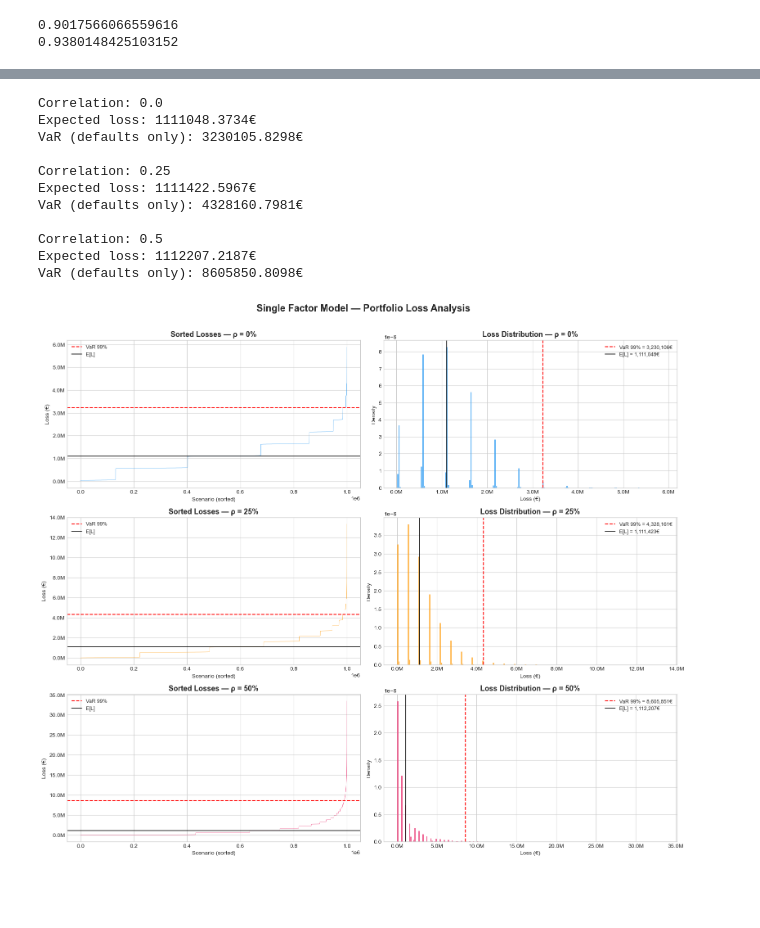
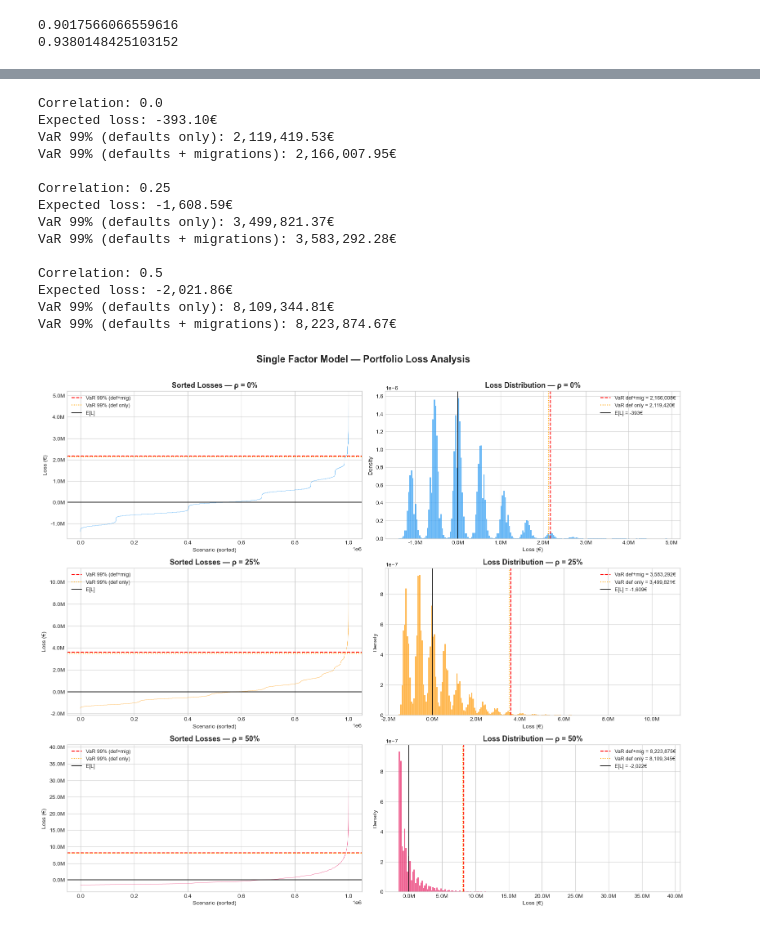
Before and after one commit to giacomocosta0101-png/Assignment_2_Locatelli_Soldati, a Jupyter notebook: ex2_notebook.ipynb, the cells around one changed output, grey strips where cells are left out. Cells and saved outputs as stored; diff of their text form; code cells hidden in the pictures; blank space fills up the shorter version.

```diff
--- a/ex2_notebook.ipynb
+++ b/ex2_notebook.ipynb
@@ -536,31 +533,37 @@ P(status quo): 0.729663
 # %%
 # Evaluating the one-year 99% VaR by taking into account defaults only/defaults and rating changes:
-defaults_only = False
 
 for i, correlation in enumerate(rho):
-    if defaults_only:
-        scenario = defaults[i] * loss_given_default
-    else:
-        scenario = defaults[i] * loss_given_default + downgrades[i] * loss_given_downgrade
+    print(f"\nCorrelation: {correlation}")
 
-    VaR = -np.quantile(scenario, 0.01) * face_value
-    expected_loss = -scenario.mean() * face_value
+    # Defaults only
+    scenario_def = defaults[i] * loss_given_default + status_quo[i] * loss_status_quo
+    VaR_def = -np.quantile(scenario_def, 0.01) * face_value
 
-    print(f"\nCorrelation: {correlation}")
-    print(f"Expected loss: {expected_loss:.4f}€")
-    print(f"VaR (defaults only): {VaR:.4f}€")
+    # Defaults + migrations
+    scenario_all = scenario_def + downgrades[i] * loss_given_downgrade
+    VaR_all = -np.quantile(scenario_all, 0.01) * face_value
+
+    expected_loss = -scenario_all.mean() * face_value
+
+    print(f"Expected loss: {expected_loss:,.2f}€")
+    print(f"VaR 99% (defaults only): {VaR_def:,.2f}€")
+    print(f"VaR 99% (defaults + migrations): {VaR_all:,.2f}€")
 # %% [output]
 Correlation: 0.0
-Expected loss: 1111048.3734€
-VaR (defaults only): 3230105.8298€
+Expected loss: -393.10€
+VaR 99% (defaults only): 2,119,419.53€
+VaR 99% (defaults + migrations): 2,166,007.95€
 
 Correlation: 0.25
-Expected loss: 1111422.5967€
-VaR (defaults only): 4328160.7981€
+Expected loss: -1,608.59€
+VaR 99% (defaults only): 3,499,821.37€
+VaR 99% (defaults + migrations): 3,583,292.28€
 
 Correlation: 0.5
-Expected loss: 1112207.2187€
-VaR (defaults only): 8605850.8098€
+Expected loss: -2,021.86€
+VaR 99% (defaults only): 8,109,344.81€
+VaR 99% (defaults + migrations): 8,223,874.67€
 # %%
 import matplotlib.pyplot as plt
 import matplotlib.ticker as mticker
@@ -568,36 +571,41 @@ import matplotlib.ticker as mticker
 plt.style.use('seaborn-v0_8-whitegrid')
 colors = ['#2196F3', '#FF9800', '#E91E63']
 
 fig, axes = plt.subplots(len(rho), 2, figsize=(16, 4.5 * len(rho)))
 
 for i, correlation in enumerate(rho):
-    scenario = defaults[i] * loss_given_default + downgrades[i] * loss_given_downgrade
-    losses = -scenario * face_value
-    var_99 = -np.quantile(scenario, 0.01) * face_value
+    scenario_def = defaults[i] * loss_given_default + status_quo[i] * loss_status_quo
+    scenario_all = scenario_def + downgrades[i] * loss_given_downgrade
+
+    losses = -scenario_all * face_value
+    var_def = -np.quantile(scenario_def, 0.01) * face_value
+    var_all = -np.quantile(scenario_all, 0.01) * face_value
     el = losses.mean()
 
     # Sorted losses
     axes[i, 0].plot(np.sort(losses), color=colors[i], linewidth=0.5, alpha=0.8)
-    axes[i, 0].axhline(var_99, color='red', linestyle='--', linewidth=1.5, label=f'VaR 99%')
+    axes[i, 0].axhline(var_all, color='red', linestyle='--', linewidth=1.5, label=f'VaR 99% (def+mig)')
+    axes[i, 0].axhline(var_def, color='orange', linestyle=':', linewidth=1.5, label=f'VaR 99% (def only)')
     axes[i, 0].axhline(el, color='black', linestyle='-', linewidth=1.2, label=f'E[L]')
     axes[i, 0].set_title(f'Sorted Losses — ρ = {int(correlation*100)}%', fontsize=13, fontweight='bold')
     axes[i, 0].set_xlabel('Scenario (sorted)', fontsize=10)
     axes[i, 0].set_ylabel('Loss (€)', fontsize=10)
     axes[i, 0].yaxis.set_major_formatter(mticker.FuncFormatter(lambda x, _: f'{x/1e6:.1f}M'))
     axes[i, 0].legend(fontsize=9, loc='upper left')
 
     # Histogram
     axes[i, 1].hist(losses, bins=200, density=True, color=colors[i], alpha=0.7, edgecolor='white', linewidth=0.2)
-    axes[i, 1].axvline(var_99, color='red', linestyle='--', linewidth=1.5, label=f'VaR 99% = {var_99:,.0f}€')
+    axes[i, 1].axvline(var_all, color='red', linestyle='--', linewidth=1.5, label=f'VaR def+mig = {var_all:,.0f}€')
+    axes[i, 1].axvline(var_def, color='orange', linestyle=':', linewidth=1.5, label=f'VaR def only = {var_def:,.0f}€')
     axes[i, 1].axvline(el, color='black', linestyle='-', linewidth=1.2, label=f'E[L] = {el:,.0f}€')
     axes[i, 1].set_title(f'Loss Distribution — ρ = {int(correlation*100)}%', fontsize=13, fontweight='bold')
     axes[i, 1].set_xlabel('Loss (€)', fontsize=10)
     axes[i, 1].set_ylabel('Density', fontsize=10)
     axes[i, 1].xaxis.set_major_formatter(mticker.FuncFormatter(lambda x, _: f'{x/1e6:.1f}M'))
     axes[i, 1].legend(fontsize=9, loc='upper right')
 
 fig.suptitle('Single Factor Model — Portfolio Loss Analysis', fontsize=17, fontweight='bold', y=1.01)
 plt.tight_layout()
 plt.show()
 # %% [output]
-[figure, old version]
+[figure, new version]
```
Also changed, not shown: parts of 4 cells of this notebook.
